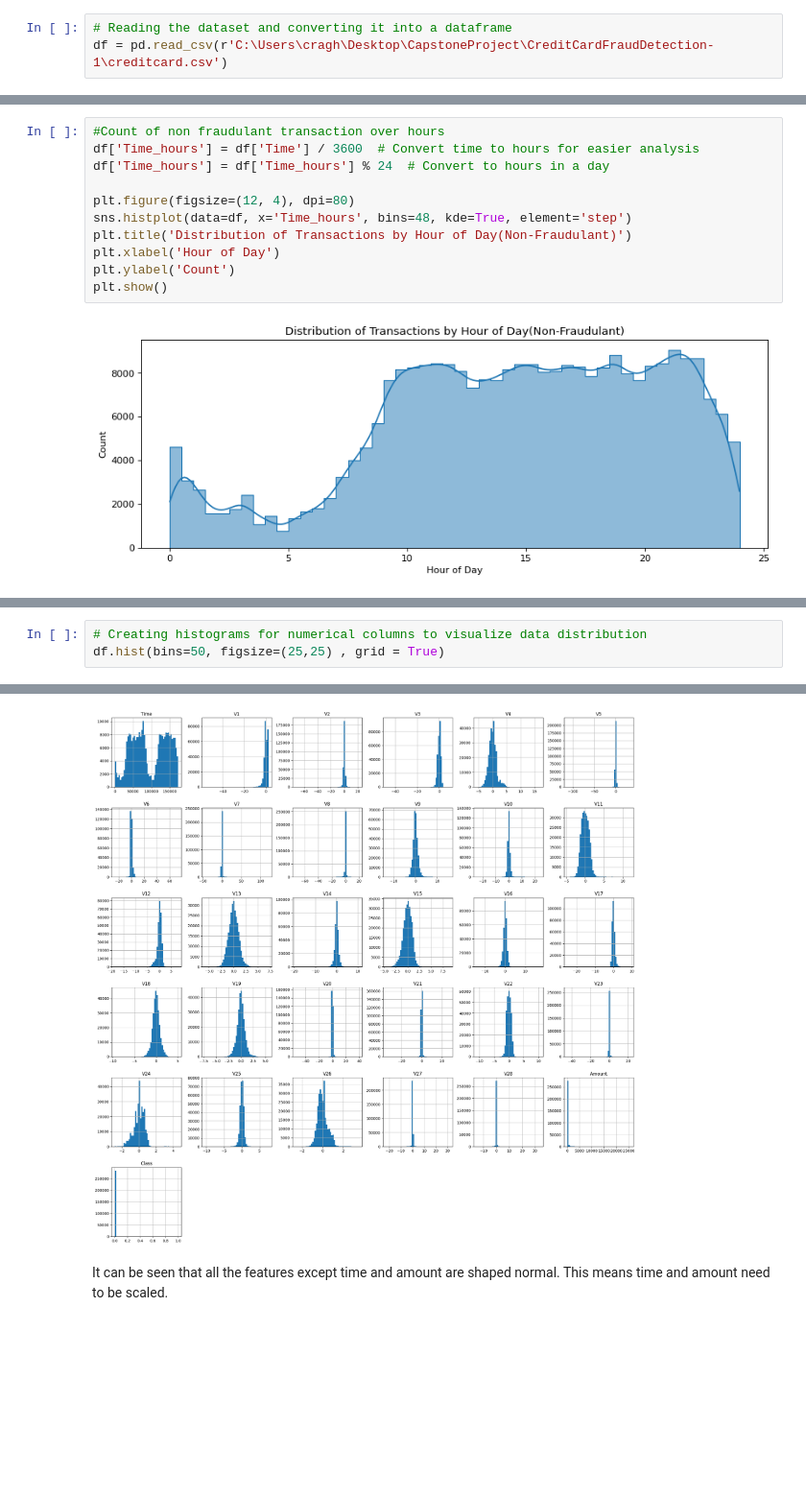
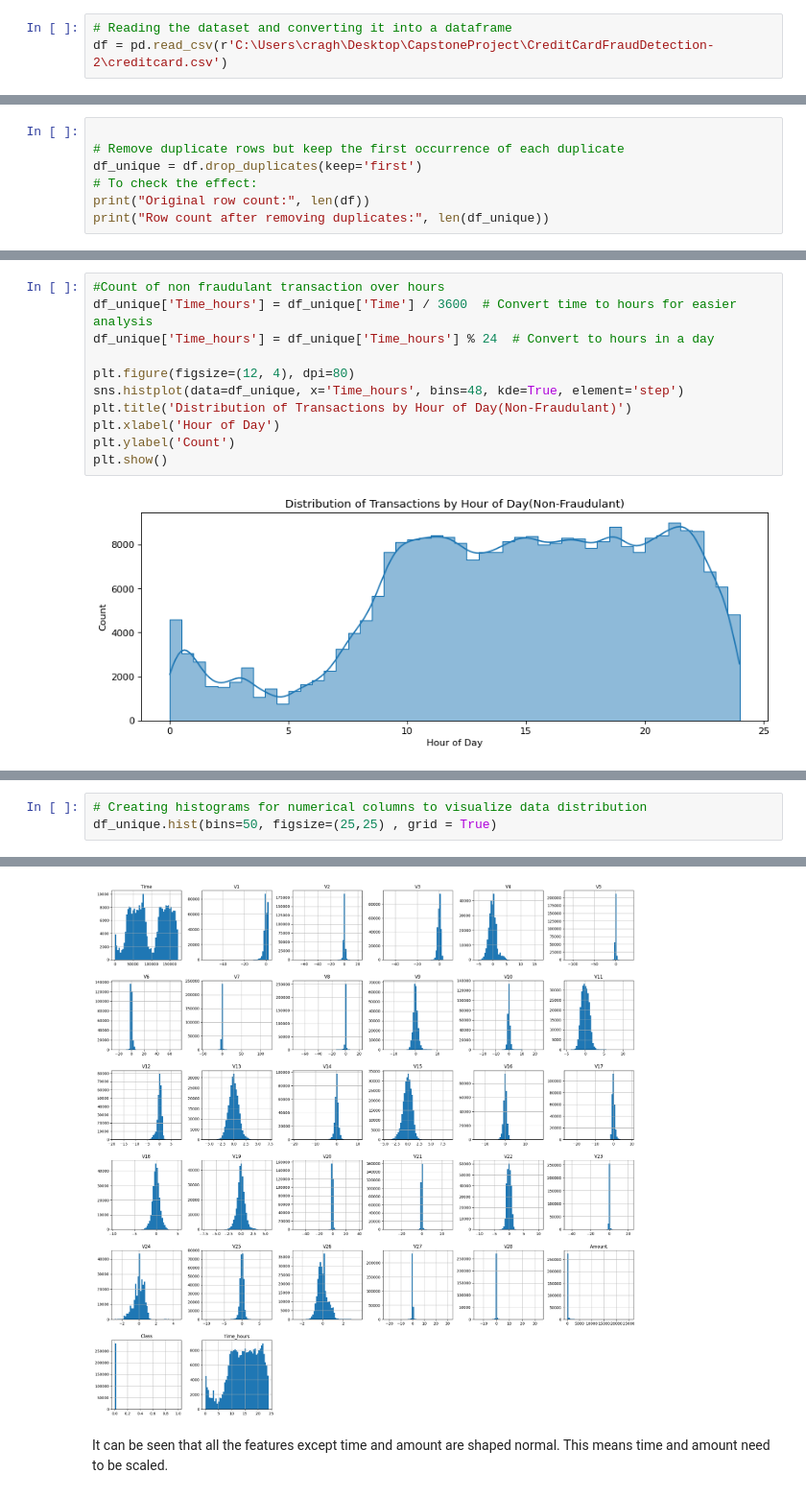
Before and after one commit to sweeksss/CreditCardFraudDetection, a Jupyter notebook: fraud_detection_model_isolationforest.ipynb, the cells around one changed output, grey strips where cells are left out. Shown at 96% size. Saved outputs shown, nothing was run; the diff lists cells and outputs as text; blank space fills up the shorter version.

Commit message:
Handled Duplicates

```diff
--- a/fraud_detection_model_isolationforest.ipynb
+++ b/fraud_detection_model_isolationforest.ipynb
@@ -13,7 +13,7 @@ warnings.simplefilter(action='ignore')
 Taking a look at the data
 # %%
 # Reading the dataset and converting it into a dataframe
-df = pd.read_csv(r'C:\Users\cragh\Desktop\CapstoneProject\CreditCardFraudDetection-1\creditcard.csv')
+df = pd.read_csv(r'C:\Users\cragh\Desktop\CapstoneProject\CreditCardFraudDetection-2\creditcard.csv')
 # %%
 # Taking a look at the first 5 rows of the dataset
 df.head()
@@ -98,0 +100,7 @@ df_duplicated
+# %%
+
+# Remove duplicate rows but keep the first occurrence of each duplicate
+df_unique = df.drop_duplicates(keep='first')
+# To check the effect:
+print("Original row count:", len(df))
+print("Row count after removing duplicates:", len(df_unique))
@@ -119,11 +130,11 @@ max      172792.000000
 Name: Time, dtype: float64
 # %%
 #Count of non fraudulant transaction over hours
-df['Time_hours'] = df['Time'] / 3600  # Convert time to hours for easier analysis
-df['Time_hours'] = df['Time_hours'] % 24  # Convert to hours in a day
+df_unique['Time_hours'] = df_unique['Time'] / 3600  # Convert time to hours for easier analysis
+df_unique['Time_hours'] = df_unique['Time_hours'] % 24  # Convert to hours in a day
 
 plt.figure(figsize=(12, 4), dpi=80)
-sns.histplot(data=df, x='Time_hours', bins=48, kde=True, element='step')
+sns.histplot(data=df_unique, x='Time_hours', bins=48, kde=True, element='step')
 plt.title('Distribution of Transactions by Hour of Day(Non-Fraudulant)')
 plt.xlabel('Hour of Day')
 plt.ylabel('Count')
@@ -147,6 +158,6 @@ plt.show()
 # %%
 # Creating histograms for numerical columns to visualize data distribution
-df.hist(bins=50, figsize=(25,25) , grid = True)
+df_unique.hist(bins=50, figsize=(25,25) , grid = True)
 # %% [output]
 array([[<Axes: title={'center': 'Time'}>, <Axes: title={'center': 'V1'}>,
         <Axes: title={'center': 'V2'}>, <Axes: title={'center': 'V3'}>,
@@ -168,5 +180,5 @@ array([[<Axes: title={'center': 'Time'}>, <Axes: title={'center': 'V1'}>,
         <Axes: >, <Axes: >]], dtype=object)
-[figure, old version]
+[figure, new version]
 # %% [markdown]
 It can be seen that all the features except time and amount are shaped normal. This means time and amount need to be scaled.
 # %%
```
Also changed, not shown: parts of 15 cells of this notebook.
